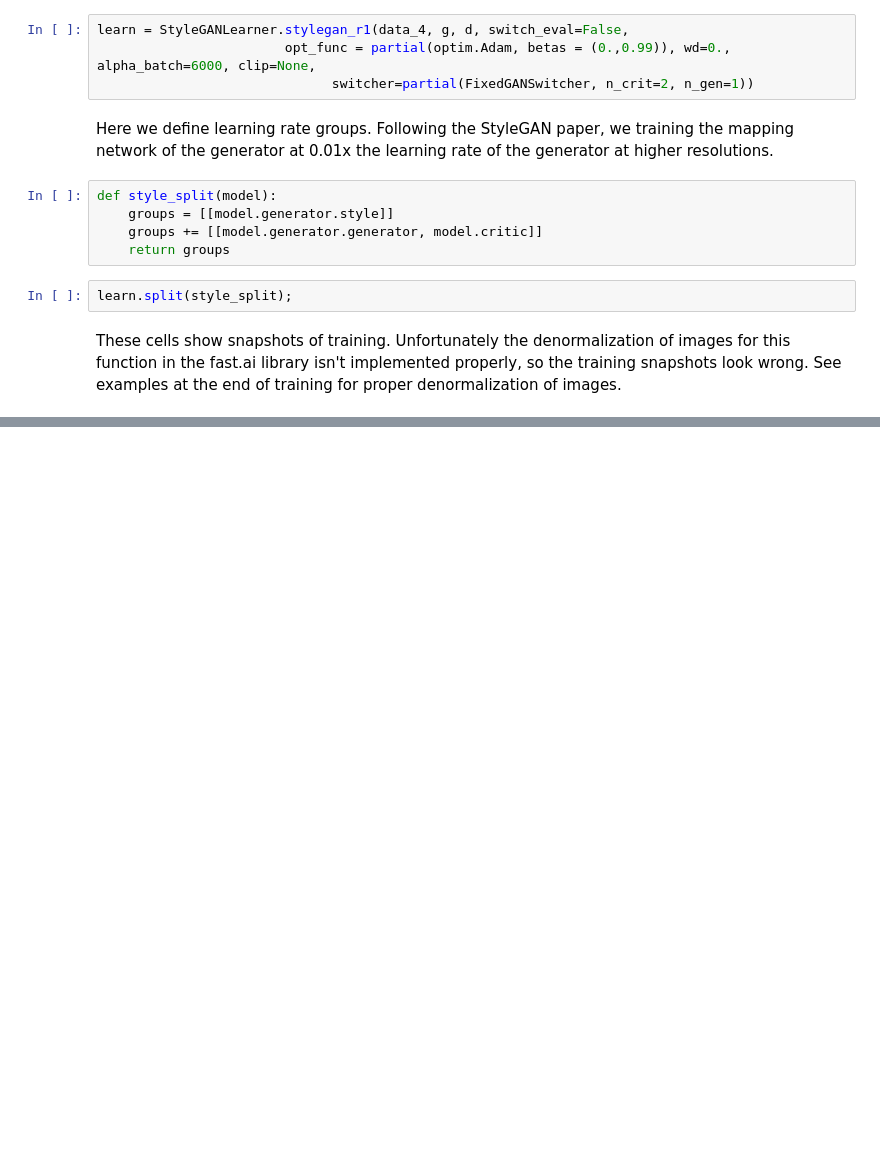
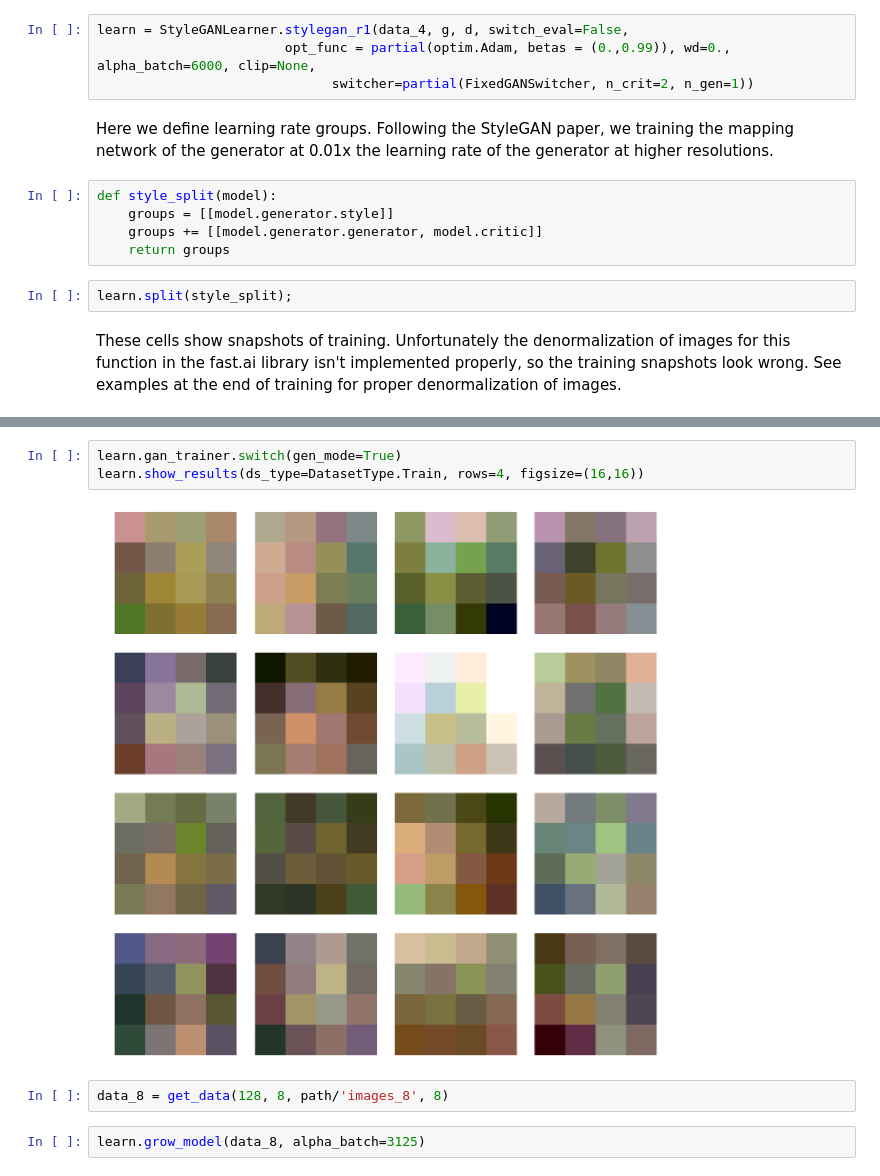
Before and after one commit to kheyer/ML-DL-Projects, a Jupyter notebook: StyleGAN/StyleGAN.ipynb, the cells around one changed output, grey strips where cells are left out. Drawn from its saved outputs; the diff is of its cells as text; blank space fills up the shorter version.

```diff
--- a/StyleGAN/StyleGAN.ipynb
+++ b/StyleGAN/StyleGAN.ipynb
@@ -661,0 +678,9 @@ These cells show snapshots of training. Unfortunately the denormalization of ima
+# %%
+learn.gan_trainer.switch(gen_mode=True)
+learn.show_results(ds_type=DatasetType.Train, rows=4, figsize=(16,16))
+# %% [output]
+[figure, added]
+# %%
+data_8 = get_data(128, 8, path/'images_8', 8)
+# %%
+learn.grow_model(data_8, alpha_batch=3125)
```
Also changed, not shown: parts of 4 cells of this notebook.
